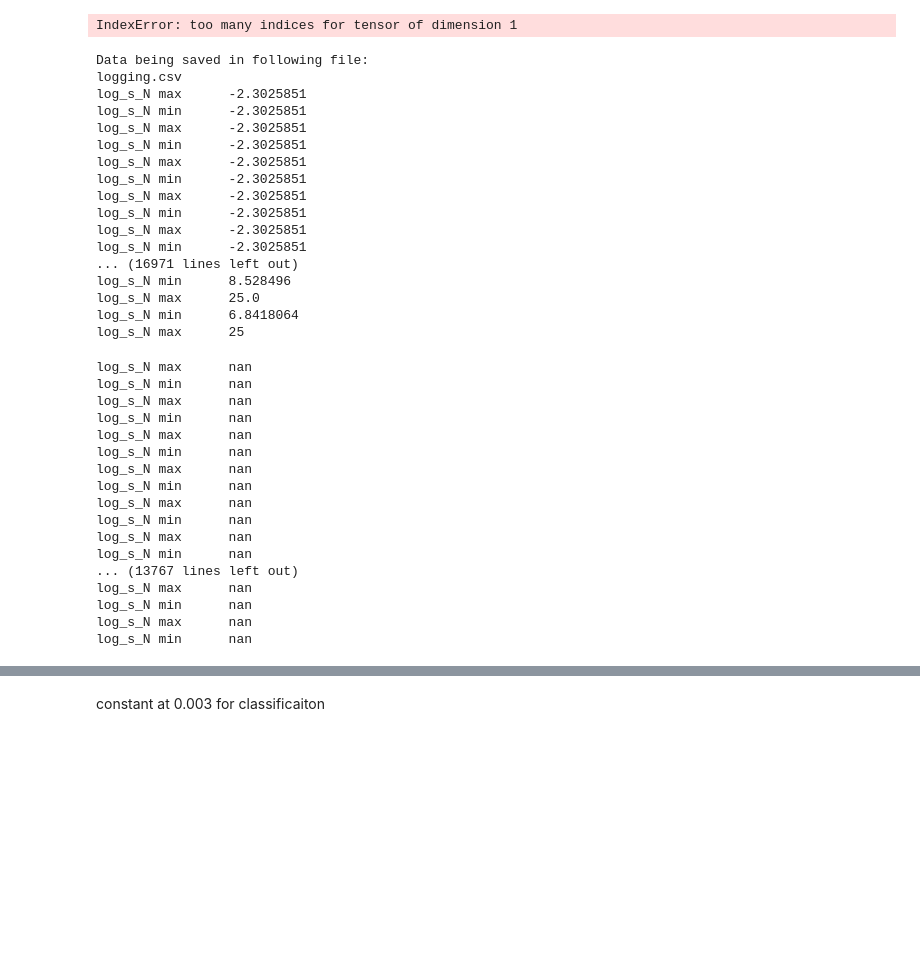
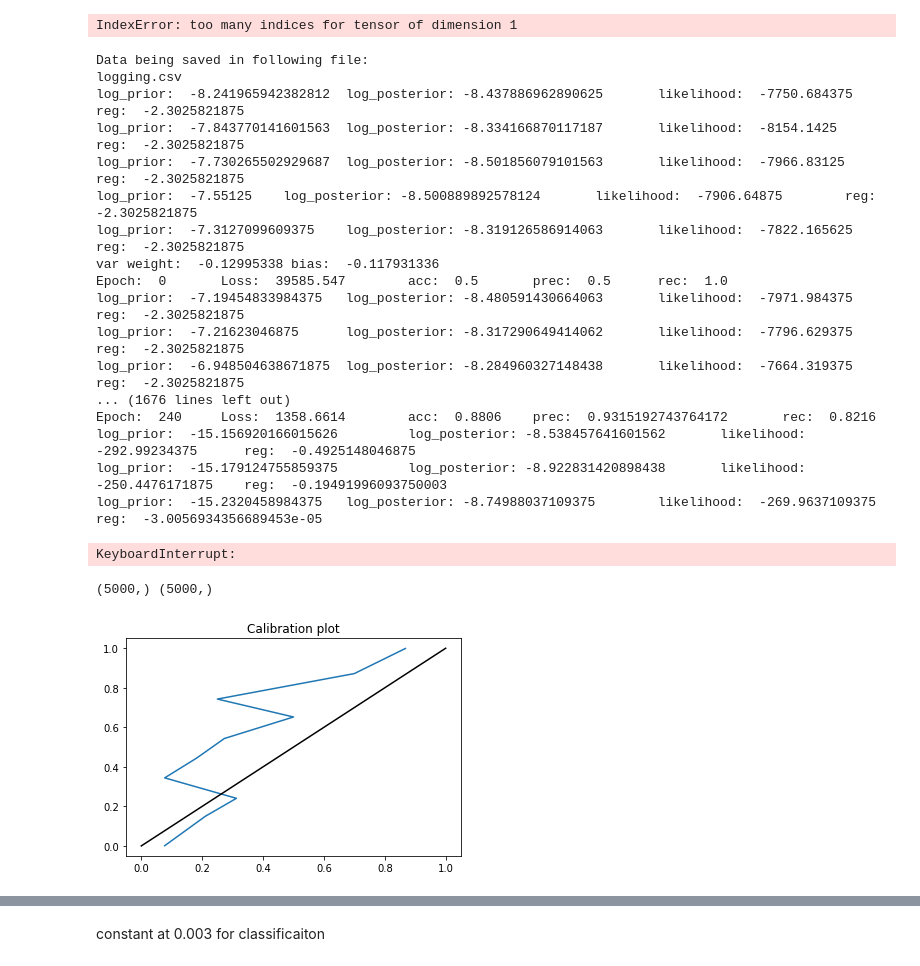
Before and after one commit to Emerson-Wenzel/BDL_final_project, a Jupyter notebook: Baysian_Logistic_regression_daniel.ipynb, the cells around one changed output, grey strips where cells are left out. Drawn from its saved outputs; the diff is of its cells as text; code cells hidden in the pictures; blank space fills up the shorter version.

Commit message:
pushing before revert to old likelihood

```diff
--- a/Baysian_Logistic_regression_daniel.ipynb
+++ b/Baysian_Logistic_regression_daniel.ipynb
@@ -511,42 +621,51 @@ IndexError: too many indices for tensor of dimension 1
 # print(W_full)
 
 # 3865044.5
-bnn = BNNBayesbyBackprop(prior_mu=0.0, prior_s=1.0, num_MC_samples=100, linear_regression=False, preset=False, classification=False)
+# bnn = BNNBayesbyBackprop(prior_mu=0.0, prior_s=1.0, num_MC_samples=100, linear_regression=False, preset=False, classification=False)
 
-# bnn = BNNBayesbyBackprop(prior_mu=0.0, prior_s=1.0, num_MC_samples=100, linear_regression=True, preset=False, classification=True)
-bnn.fit(X_train, y_train, plot=True, n_epochs=1200, learning_rate=1.5e-1, batch_size=1000)
+bnn = BNNBayesbyBackprop(prior_mu=0.0, prior_s=1.0, num_MC_samples=100, linear_regression=True, preset=False, classification=True)
+bnn.fit(X_train, y_train, plot=True, n_epochs=1200, learning_rate=1e-1, batch_size=1000)
 # %% [output]
 Data being saved in following file:
 logging.csv
-log_s_N max      -2.3025851
-log_s_N min      -2.3025851
-log_s_N max      -2.3025851
-log_s_N min      -2.3025851
-log_s_N max      -2.3025851
-log_s_N min      -2.3025851
-log_s_N max      -2.3025851
-log_s_N min      -2.3025851
-log_s_N max      -2.3025851
-log_s_N min      -2.3025851
-... (16971 lines left out)
-log_s_N min      8.528496
-log_s_N max      25.0
-log_s_N min      6.8418064
-log_s_N max      25
+log_prior:  -8.241965942382812  log_posterior: -8.437886962890625       likelihood:  -7750.684375       reg:  -2.3025821875
+log_prior:  -7.843770141601563  log_posterior: -8.334166870117187       likelihood:  -8154.1425         reg:  -2.3025821875
+log_prior:  -7.730265502929687  log_posterior: -8.501856079101563       likelihood:  -7966.83125        reg:  -2.3025821875
+log_prior:  -7.55125    log_posterior: -8.500889892578124       likelihood:  -7906.64875        reg:  -2.3025821875
+log_prior:  -7.3127099609375    log_posterior: -8.319126586914063       likelihood:  -7822.165625       reg:  -2.3025821875
+var weight:  -0.12995338 bias:  -0.117931336
+Epoch:  0       Loss:  39585.547        acc:  0.5       prec:  0.5      rec:  1.0
+log_prior:  -7.19454833984375   log_posterior: -8.480591430664063       likelihood:  -7971.984375       reg:  -2.3025821875
+log_prior:  -7.21623046875      log_posterior: -8.317290649414062       likelihood:  -7796.629375       reg:  -2.3025821875
+log_prior:  -6.948504638671875  log_posterior: -8.284960327148438       likelihood:  -7664.319375       reg:  -2.3025821875
+... (1676 lines left out)
+Epoch:  240     Loss:  1358.6614        acc:  0.8806    prec:  0.9315192743764172       rec:  0.8216
+log_prior:  -15.156920166015626         log_posterior: -8.538457641601562       likelihood:  -292.99234375      reg:  -0.4925148046875
+log_prior:  -15.179124755859375         log_posterior: -8.922831420898438       likelihood:  -250.4476171875    reg:  -0.19491996093750003
+log_prior:  -15.2320458984375   log_posterior: -8.74988037109375        likelihood:  -269.9637109375    reg:  -3.0056934356689453e-05
-log_s_N max      nan
-log_s_N min      nan
-log_s_N max      nan
-log_s_N min      nan
-log_s_N max      nan
-log_s_N min      nan
-log_s_N max      nan
-log_s_N min      nan
-log_s_N max      nan
-log_s_N min      nan
-log_s_N max      nan
-log_s_N min      nan
-... (13767 lines left out)
-log_s_N max      nan
-log_s_N min      nan
-log_s_N max      nan
-log_s_N min      nan
+KeyboardInterrupt:
+# %%
+# bnn.model.l1.W_mu_DO.detach().numpy()
+from sklearn.calibration import calibration_curve
+
+n_bins = 10
+calibration_mc_samples = 1000
+
+sample_pred_list = []
+for s in range(calibration_mc_samples):
+    sample_pred = bnn.model(torch.tensor(X_train, dtype=torch.float), predict=True).detach().numpy()
+    sample_pred_list.append(sample_pred)
+
+# Each row is a sample, columns are datapoints; average across columns for probability
+sample_preds = np.vstack(sample_pred_list).T
+y_prob = np.mean(sample_preds, axis=1)
+print(y_prob.shape, y_train.shape)
+prob_true, prob_pred = calibration_curve(y_train, y_prob, n_bins=n_bins)
+
+plt.plot(prob_true, prob_pred)
+plt.plot([i/10 for i in range(0, 11)], [i /10 for i in range(0, 11)], c='black')
+plt.title('Calibration plot')
+plt.show()
+# %% [output]
+(5000,) (5000,)
+[figure, added]
```
Also changed, not shown: parts of 5 cells of this notebook, 2 other files.
